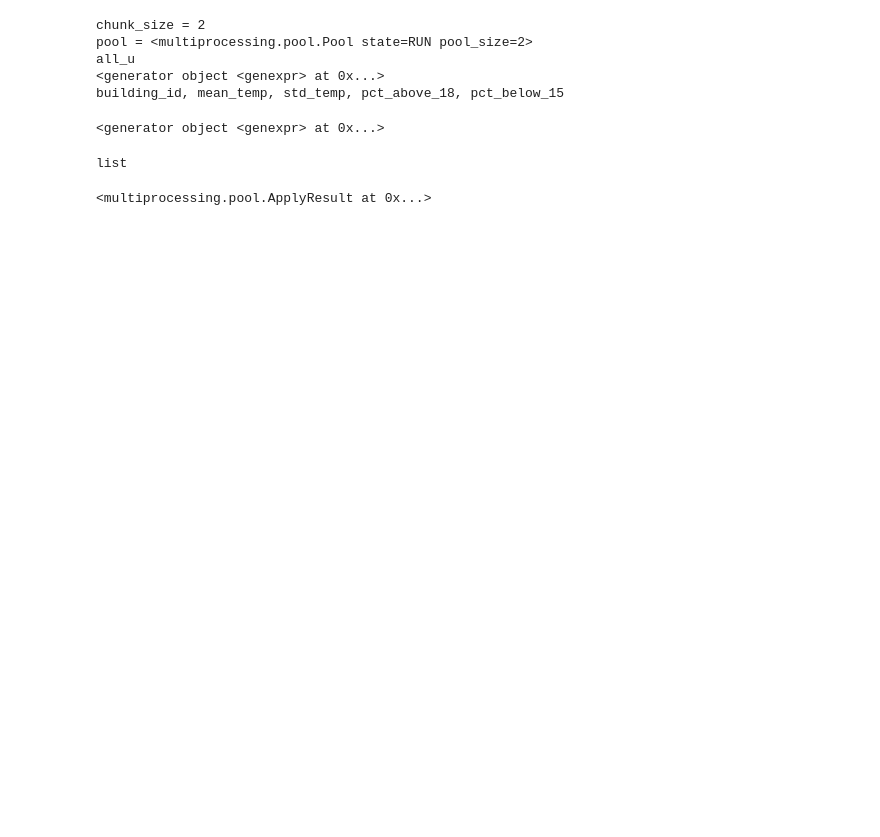
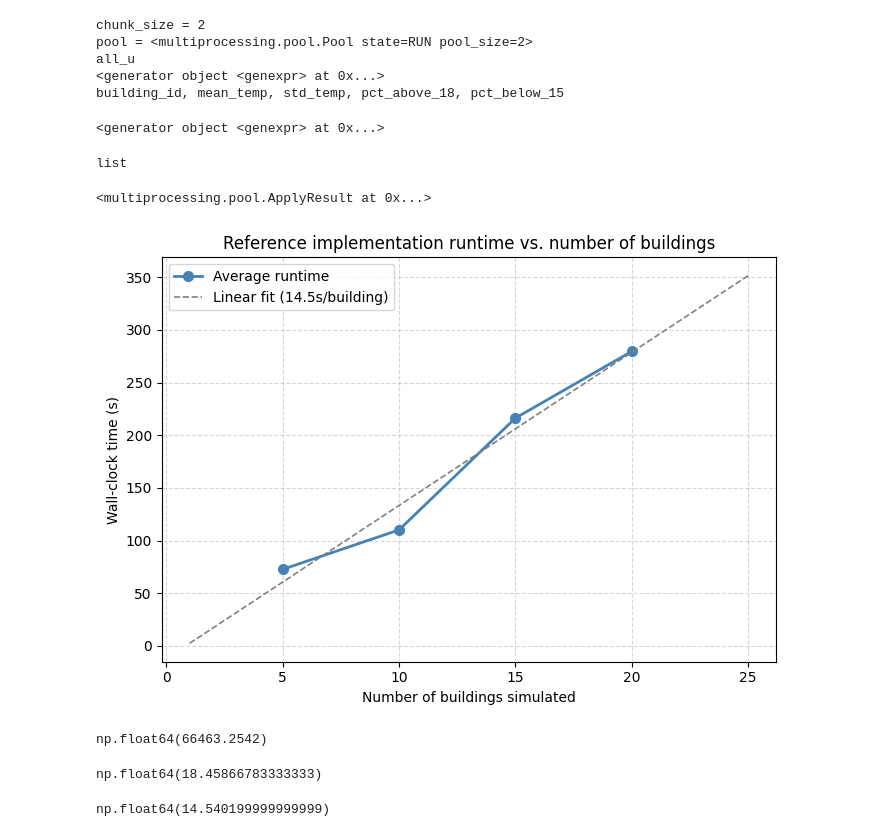
Before and after one commit to IdaUgilt/PyHPC_Project, a Jupyter notebook: Legepladsen.ipynb, the cells around one changed output. Saved outputs shown, nothing was run; the diff lists cells and outputs as text; code cells hidden in the pictures; blank space fills up the shorter version.

```diff
--- a/Legepladsen.ipynb
+++ b/Legepladsen.ipynb
@@ -215,3 +249,41 @@ list
 all_u[0]
 # %% [output]
 <multiprocessing.pool.ApplyResult at 0x...>
+# %%
+import matplotlib.pyplot as plt
+import numpy as np
+
+buildings = [5, 10, 15, 20]
+avg_times = [72.7, 110.17, 216.27, 279.67]
+
+# Fit a line through the averages
+coeffs = np.polyfit(buildings, avg_times, 1)
+fit_line = np.poly1d(coeffs)
+x_fit = np.linspace(1, 25, 100)
+
+plt.figure(figsize=(7, 5))
+plt.plot(buildings, avg_times, 'o-', color='steelblue', linewidth=2, markersize=7, label='Average runtime')
+plt.plot(x_fit, fit_line(x_fit), '--', color='gray', linewidth=1.2, label=f'Linear fit ({coeffs[0]:.1f}s/building)')
+
+plt.xlabel('Number of buildings simulated')
+plt.ylabel('Wall-clock time (s)')
+plt.title('Reference implementation runtime vs. number of buildings')
+plt.legend()
+plt.grid(True, linestyle='--', alpha=0.5)
+plt.tight_layout()
+plt.savefig('task2_timing.png', dpi=150)
+plt.show()
+# %% [output]
+[figure, added]
+# %%
+coeffs[0]*4571
+# %% [output]
+np.float64(66463.2542)
+# %%
+((coeffs[0]*4571 + coeffs[1])/60)/60
+# %% [output]
+np.float64(18.45866783333333)
+# %%
+coeffs[0]
+# %% [output]
+np.float64(14.540199999999999)
```
Also changed, not shown: parts of 6 cells of this notebook, 2 other files.
